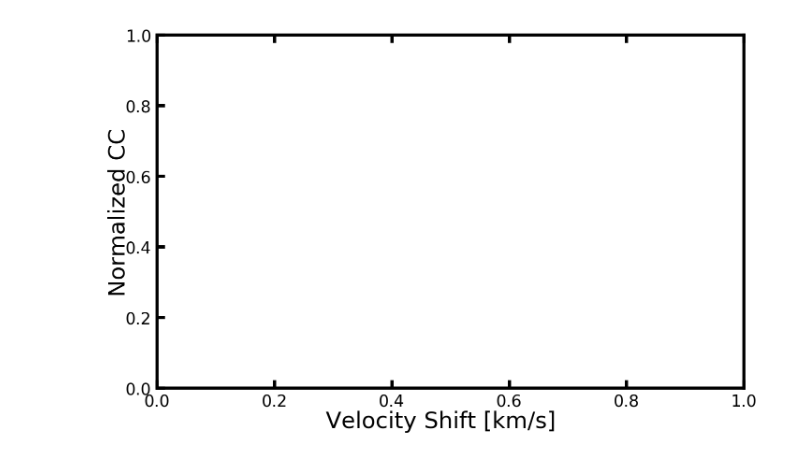
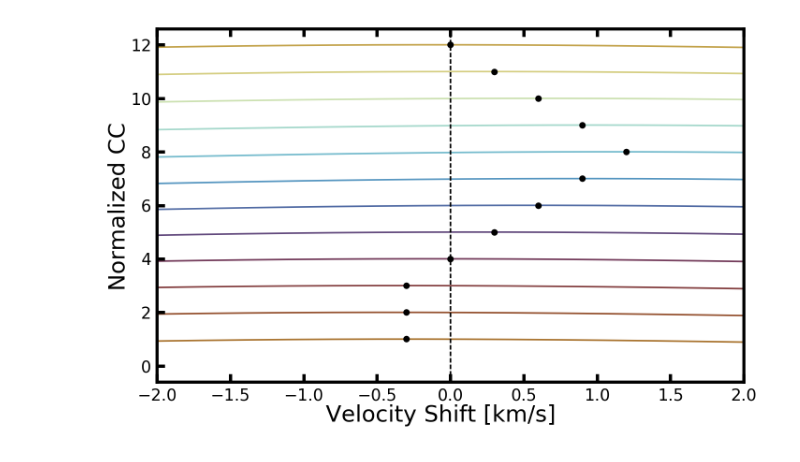
Before and after one commit to imalsky/New_Jups, a Jupyter notebook: Code/cc.ipynb, the cells around one changed output. Drawn from its saved outputs; the diff is of its cells as text; code cells hidden in the pictures.

```diff
--- a/Code/cc.ipynb
+++ b/Code/cc.ipynb
@@ -134,31 +149,40 @@ def interp_x_y(x_input, y_input, max_v):
     y_new = f8(x_new)
     return x_new, y_new
 # %%
-models = ['UPS-LOW-G-CLEAR-250', 'UPS-LOW-G-COM-CLOUDY-250']
-model = models[1]
+models = ['UPS-LOW-G-CLEAR-250', 'UPS-LOW-G-CLOUDY-250']
+model = models[0]
 
 golden_ratio = 1.618
 
 fig, ax = plt.subplots(1, sharex=True, sharey=True,
                       figsize=(4 * golden_ratio, 4), gridspec_kw={'hspace': 0.15, 'wspace': 0.10})
 
-val = 200
+val = 100
 base = '/home/imalsky/Desktop/spectra/'
 
+#inclinations = ['0.0', '0.39269908', '0.78539816', '1.17809725', '1.57079633']
 inclinations = ['1.152']
-phases = [0.0, 30.0, 60.0, 90.0, 120.0, 150.0, 180.0, 210.0, 240.0, 270.0, 300.0, 330.0]
+#inclinations = ['0.0', '0.393', '0.785', '1.178', '1.5708']
+
+
+
+phases = [0.0, 30.0, 60.0, 90.0, 120.0, 150.0, 180.0, 210.0,
+          240.0, 270.0, 300.0, 330.0]
+
+#phases = [0.0, 45.0, 90.0, 135.0, 180.0, 225.0, 270.0, 315.0]
 
 
 #buda, batlow, roma,
 cm_name = 'romaO'
 cm_file = np.loadtxt(f'ScientificColourMaps6/{cm_name}/{cm_name}.txt')
 my_colors = mcolors.LinearSegmentedColormap.from_list(cm_name, cm_file[::-1])
-colors = np.linspace(0, 256, 12)
+colors = np.linspace(0, 256, len(phases) + 1)
 
 test_dictionary = {}
 
-
+j = 0
 for inc in inclinations:
+    running_sigma = 0
     inc = str(inc)
     test_dictionary[inc] = []
 
@@ -166,42 +190,43 @@ for inc in inclinations:
     for phase in phases:
         phase = str(phase)
 
+        color_val = int(colors[i]) - 64
+        if color_val < 0:
+            color_val = color_val + 256
+
         file1 = base + 'Spec_0_{}_phase_{}_inc_{}000.00.dat'.format(model, phase, inc)
         file2 = base + 'Spec_1_{}_phase_{}_inc_{}000.00.dat'.format(model, phase, inc)
-        print (file2)
         w1, f1 = np.loadtxt(file1, unpack=True)
         w2, f2 = np.loadtxt(file2, unpack=True)
 
         # Get the cross correlation
-        rv2, cc2 = pyasl.crosscorrRV(w2, f2, w1, f1, -15., 15., 0.5, skipedge=val)
-
-        # Interpolate with a cubic
-        x2, y2 = interp_x_y(rv2, cc2, 7.5)
-
-        # The normalized cross correlation
+        rv2, cc2 = pyasl.crosscorrRV(w2, f2, w1, f1, -10, 10, 0.05, skipedge=val)
+        x2, y2 = rv2, cc2
         y2 = np.asarray([(i - min(y2)) / (max(y2) - min(y2)) for i in y2])
 
-        # Save the stuff
-        test_dictionary[inc].append(x2[np.argmax(y2)])
+        ax.plot(x2, y2 + i, color=my_colors(color_val), linestyle='solid',
+                linewidth=1.0, label='Winds and Rotation')
 
-        # Plot the stuff
-        ax.plot(x2, y2 + i, color=my_colors(int(colors[i])), linestyle='solid', linewidth=1.0, label='Winds and Rotation')
+        ax.plot(x2[np.argmax(y2)], 1 + i, 'k.')
 
-        # Plot the maximums
-        ax.plot(x2[np.argmax(y2)], np.max(y2) + i, 'k.')
+        print (x2[np.argmax(y2)], np.argmax(y2), max(y2))
+
+        test_dictionary[inc].append(np.round(x2[np.argmax(y2)], 5))
+
 
         i = i + 1
-
+    j = j +1
 
     ax.axvline(linewidth=1, color='k',linestyle='dashed')
-    ax.set_title('Inclination: ' + inc)
+    #ax.set_title('Inclination: ' + inc)
 
-    ax.set_xlim(-5, 5)
-    #ax.set_ylim(-5, 5)
+    ax.set_xlim(-2, 2)
+    #ax.set_ylim(0, 7)
 
     #ax.legend(loc='lower right')
     fig.text(0.5, 0.04, 'Velocity Shift [km/s]', ha='center', fontsize=14)
     fig.text(0.06, 0.5, 'Normalized CC', va='center', rotation='vertical', fontsize=14)
-    fig.savefig('/home/imalsky/Desktop/CC-{}-{}.png'.format(model, inc), dpi=250, bbox_inches='tight')
-    plt.cla()
+    fig.savefig('/home/imalsky/Desktop/test-CC-{}-{}.png'.format(model, inc), dpi=250, bbox_inches='tight')
+    #plt.cla()
+    print (test_dictionary)
 # %% [output]
@@ -220 +246 @@ for inc in inclinations:
-[figure, old version]
+[figure, new version]
```
Also changed, not shown: parts of 8 cells of this notebook, 13 other files.
